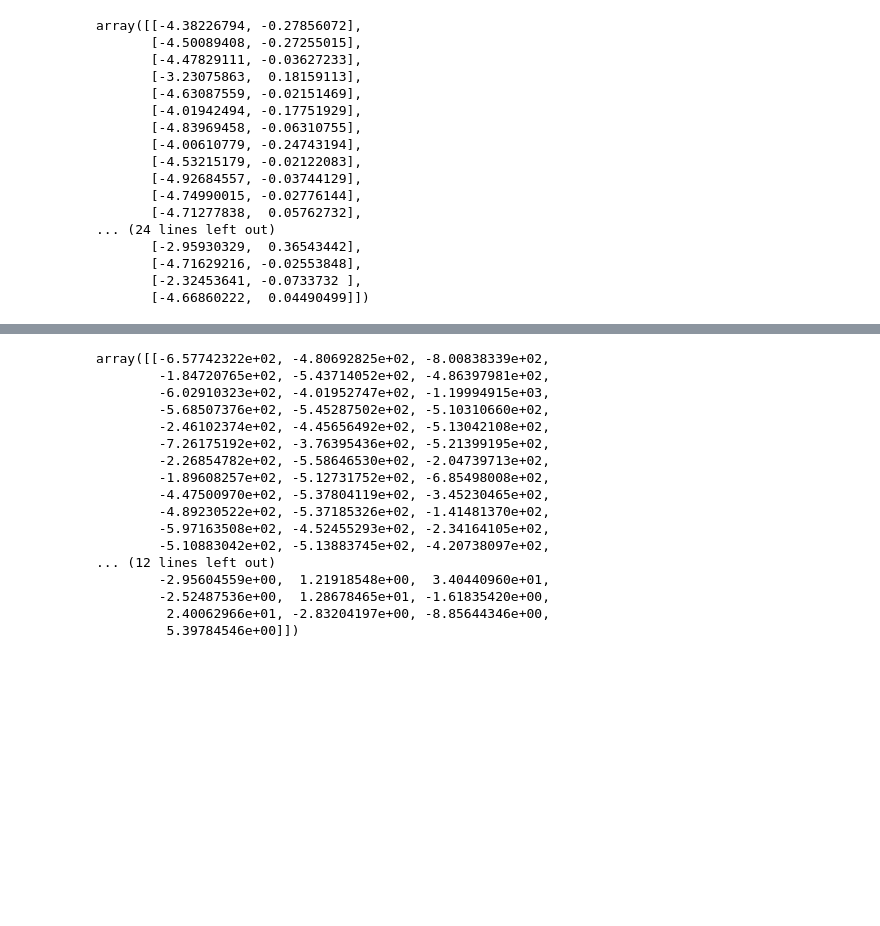
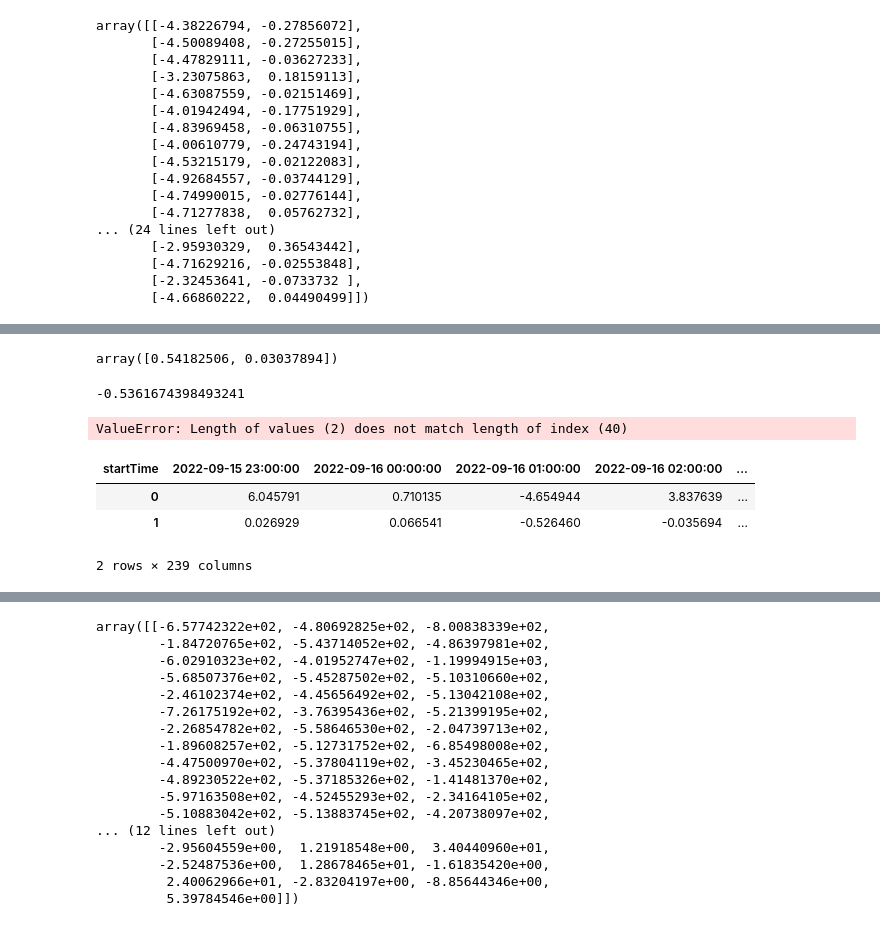
Before and after one commit to roymgabriel/6767-project3, a Jupyter notebook: roy_testing_notebook.ipynb, the cells around one changed output, grey strips where cells are left out. Saved outputs shown, nothing was run; the diff lists cells and outputs as text; code cells hidden in the pictures; blank space fills up the shorter version.

```diff
--- a/roy_testing_notebook.ipynb
+++ b/roy_testing_notebook.ipynb
@@ -156,0 +178,6 @@ st_rets = test.get_standardize_rets(test.returns_df[used_symbols].iloc[time_idx
+# %%
+temp_df_scaled = pd.DataFrame(sc.fit_transform(temp_df), index=temp_df.index, columns=temp_df.columns)
+# %%
+emp_corr = test.get_corr_mat(temp_df_scaled)
+pca_model = PCA(n_components=2)
+pca_model.fit(emp_corr)
@@ -156,0 +187,24 @@ st_rets = test.get_standardize_rets(test.returns_df[used_symbols].iloc[time_idx
+# %%
+eigenvalues = pca_model.explained_variance_
+eigenvectors = pca_model.components_
+# %%
+eigenvalues
+# %% [output]
+array([0.54182506, 0.03037894])
+# %%
+eigenvectors[1].sum()
+# %% [output]
+-0.5361674398493241
+# %%
+eigenvectors / temp_df.std()
+# %% [output]
+ValueError: Length of values (2) does not match length of index (40)
+# %%
+eigenvectors = pd.DataFrame(eigenvectors, columns=temp_df.columns)
+# %%
+((eigenvectors / temp_df.std()))@temp_df.T
+# %% [output]
+| startTime | 2022-09-15 23:00:00 | 2022-09-16 00:00:00 | 2022-09-16 01:00:00 | 2022-09-16 02:00:00 | ... |
+| 0 | 6.045791 | 0.710135 | -4.654944 | 3.837639 | ... |
+| 1 | 0.026929 | 0.066541 | -0.526460 | -0.035694 | ... |
+2 rows × 239 columns
```
Also changed, not shown: parts of 13 cells of this notebook, 1 other file.
